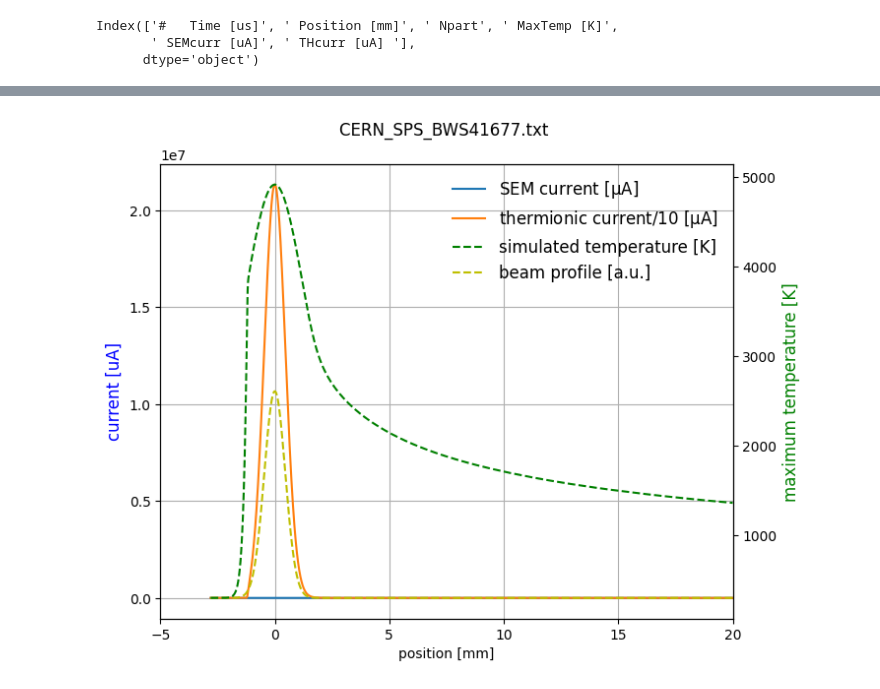
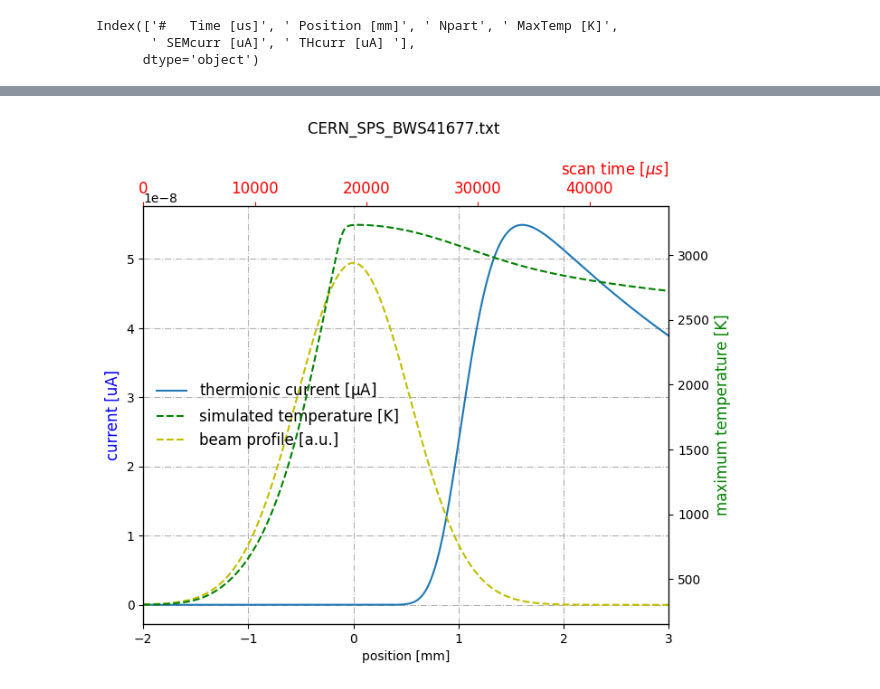
Before and after one commit to ClaudePP/PyTT, a Jupyter notebook: Output/plot_All.ipynb, the cells around one changed output, grey strips where cells are left out. Saved outputs shown, nothing was run; the diff lists cells and outputs as text; code cells hidden in the pictures.

```diff
--- a/Output/plot_All.ipynb
+++ b/Output/plot_All.ipynb
@@ -53,33 +56,44 @@ print(df)
 # %%
 fig, ax = plt.subplots(1, figsize=(7.5,6))
 
-ax.set_xlim(-5,20)
 # factor 2 is for 2 wires
-hsimse, = ax.plot([x*1 for x in df["pos"]],[2*x for x in df["isem"]],label=r"SEM current [$\rm \mu A$]")
-hsimit, = ax.plot([x*1 for x in df["pos"]],[2*x/10 for x in df["ithc"]],label=r"thermionic current/10 [$\rm \mu A$]")
+#hsimse, = ax.plot([x*1 for x in df["pos"]],[2*x for x in df["isem"]],label=r"SEM current [$\rm \mu A$]")
+#hsimit, = ax.plot([x*1 for x in df["pos"]],[2*x/10 for x in df["ithc"]],label=r"thermionic current/10 [$\rm \mu A$]")
+hsimit, = ax.plot([x*1 for x in df["pos"]],[x for x in df["ithc"]],label=r"thermionic current [$\rm \mu A$]")
 #scale=3.0*df["isem"].max()/df["npart"].max()
-scale=0.1*df["ithc"].max()/df["npart"].max()
+scale=0.9*df["ithc"].max()/df["npart"].max()
 
 hbeamp, = ax.plot([x*1 for x in df["pos"]],[scale*x for x in df["npart"]],"y--",label="beam profile [a.u.]")
 ax.set_title(confname)
 #ax.set_ylim(0,0.6)
-
+ax.grid(True, linestyle='-.')
 
 
 axtemp = ax.twinx()
 #axtemp.set_ylim(0,2800)
 hsimt, = axtemp.plot([x*1 for x in df["pos"]],df["maxt"],'g--',label="simulated temperature [K]")
 axtemp.set_ylabel("maximum temperature [K]", fontsize=12, color='g')
 
 ax.set_xlabel("position [mm]")
 ax.set_ylabel("current [uA]", fontsize=12, color='b')
 
-ax.legend(handles=[hsimse,hsimit,hsimt,hbeamp], fontsize=12, frameon=False)
-ax.grid()
+axtime = ax.twiny()
+tlimend=(df["time"].iloc[-1]-df["time"].iloc[0]) # ? 60 mm/s
+axtime.set_xlim(0,tlimend)
+axtime.set_xlabel(r"scan time [$\mu s$]",loc="right",fontsize=12, color='red', labelpad=5)
+axtime.tick_params(axis='x', colors='red', labelsize=12)    #setting up X-axis tick color to red
+#ax.tick_params(axis='both', which='major', labelsize=10)
+
+ax.set_xlim(-2,3)
+
+
+#ax.legend(handles=[hsimse,hsimit,hsimt,hbeamp], fontsize=12, frameon=False)
+ax.legend(handles=[hsimit,hsimt,hbeamp], fontsize=12, frameon=False)
+#ax.grid()
 
 plt.savefig('all.png')
 # %% [output]
-[figure, old version]
+[figure, new version]
 # %%
 print("dt [us] = ",df["time"].iloc[2]-df["time"].iloc[1])
 # %% [output]
```
Also changed, not shown: parts of 5 cells of this notebook, 13 other files.
